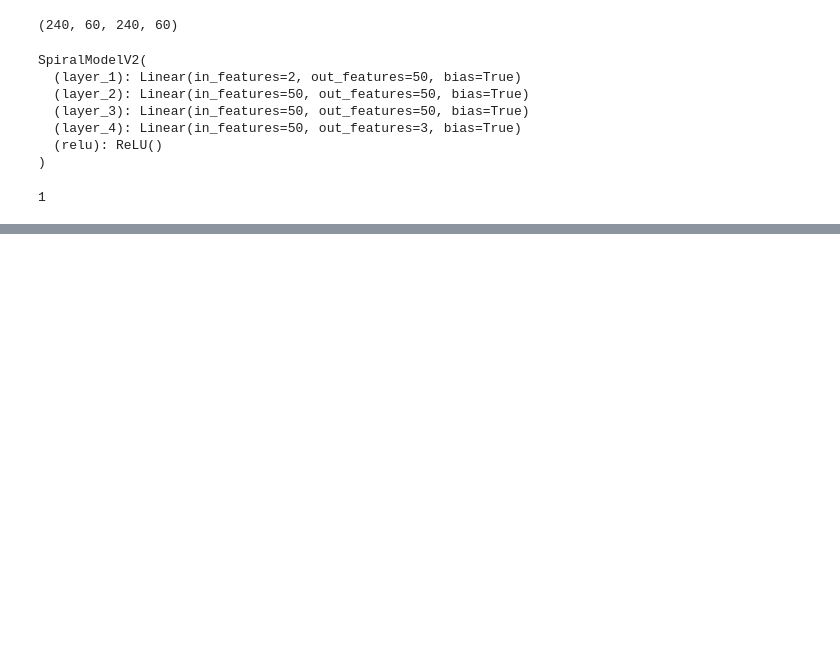
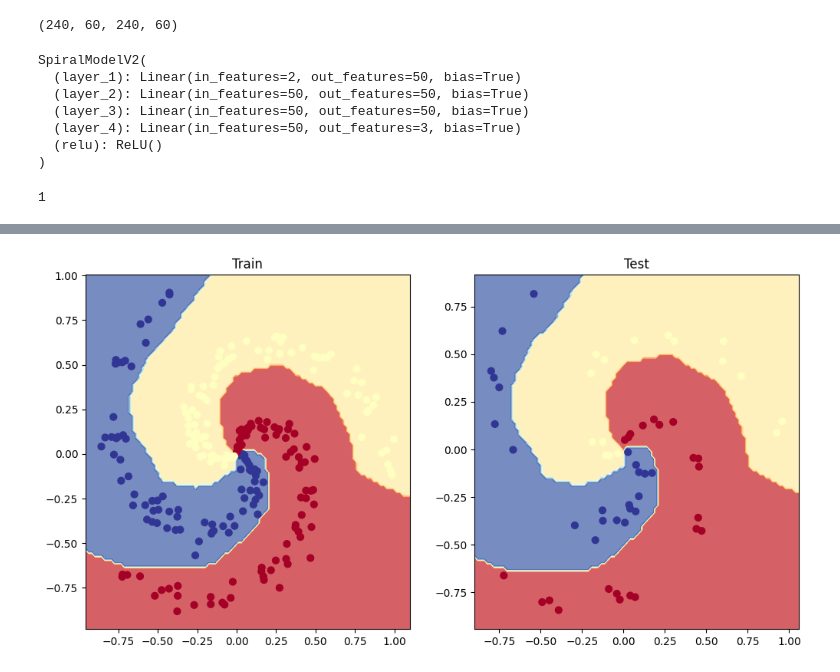
Before and after one commit to Ed-Marcavage/PyTorch, a Jupyter notebook: classification_exercise.ipynb, the cells around one changed output, grey strips where cells are left out. Drawn from its saved outputs; the diff is of its cells as text; code cells hidden in the pictures; blank space fills up the shorter version.

```diff
--- a/classification_exercise.ipynb
+++ b/classification_exercise.ipynb
@@ -344,13 +326,14 @@ tensor([[0.0367, 0.0849, 0.1364],
 Pred labels:
 tensor([2, 2, 2, 2, 2, 2, 2, 2, 2, 2])
 # %%
-# Setup loss and optimizer
-loss_fn = nn.BCEWithLogitsLoss()
-optimizer = torch.optim.SGD(model_3.parameters(), lr=0.01)
+# Setup loss function and optimizer
+loss_fn = nn.CrossEntropyLoss()
+optimizer = torch.optim.Adam(model_3.parameters(),
+                             lr=0.02)
 # %%
 # Fit the model
 torch.manual_seed(42)
-epochs = 5000
+epochs = 1000
 
 # Put all data on target device
 X_train, y_train = X_train.to(device), y_train.to(device)
@@ -360,11 +343,11 @@ for epoch in range(epochs):
   model_3.train()
 
   # Forward Pass
-  y_logits = model_3(X_train).squeeze()
-  y_pred = torch.round(torch.sigmoid(y_logits))
+  y_logits = model_3(X_train)
+  y_pred = torch.softmax(y_logits, dim=1).argmax(dim=1)
 
   # Calc Loss & Acc
-  train_loss = loss_fn(y_pred, y_train)
+  train_loss = loss_fn(y_logits, y_train)
   acc = accuracy_fn(y_true=y_train,
                       y_pred=y_pred)
 
@@ -379,15 +362,14 @@ for epoch in range(epochs):
 
   model_3.eval()
   with torch.inference_mode():
-      # 1. Forward pass
-      test_logits = model_3(X_test).squeeze()
-      test_pred = torch.round(torch.sigmoid(test_logits)) # logits -> prediction probabilities -> prediction labels
-      # 2. Calcuate loss and accuracy
-      test_loss = loss_fn(test_logits, y_test)
-      test_acc = accuracy_fn(y_true=y_test,
-                             y_pred=test_pred)
+    # 1. Forward pass
+    test_logits = model_3(X_test)
+    test_pred = torch.softmax(test_logits, dim=1).argmax(dim=1)
+    # 2. Caculate loss and acc
+    test_loss = loss_fn(test_logits, y_test)
+    test_acc = acc_fn(test_pred, y_test)
 
     # Print out what's happening
-      if epoch % 500 == 0:
-        print(f"Epoch: {epoch} | Loss: {train_loss:.5f}, Accuracy: {acc:.2f}% | Test Loss: {test_loss:.5f}, Test Accuracy: {test_acc:.2f}%")
+    if epoch % 100 == 0:
+      print(f"Epoch: {epoch} | Loss: {train_loss:.5f}, Accuracy: {acc:.2f} | Test Loss: {test_loss:.5f}, Test Accuracy: {test_acc:.2f}")
 # %% [output]
@@ -394,0 +386,11 @@ ValueError: ignored
+# %%
+# Plot decision boundaries for training and test sets
+plt.figure(figsize=(12, 6))
+plt.subplot(1, 2, 1)
+plt.title("Train")
+plot_decision_boundary(model_3, X_train, y_train)
+plt.subplot(1, 2, 2)
+plt.title("Test")
+plot_decision_boundary(model_3, X_test, y_test)
+# %% [output]
+[figure, added]
```
Also changed, not shown: parts of 7 cells of this notebook.
